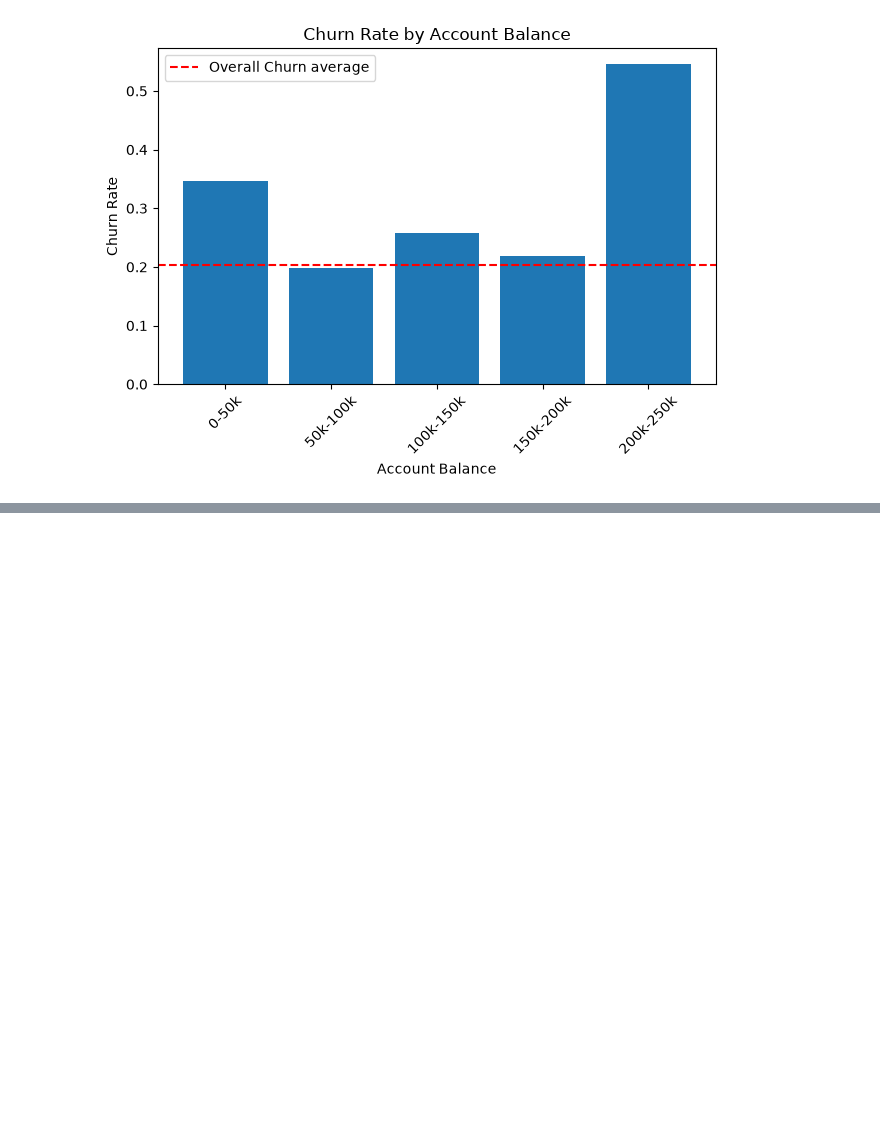
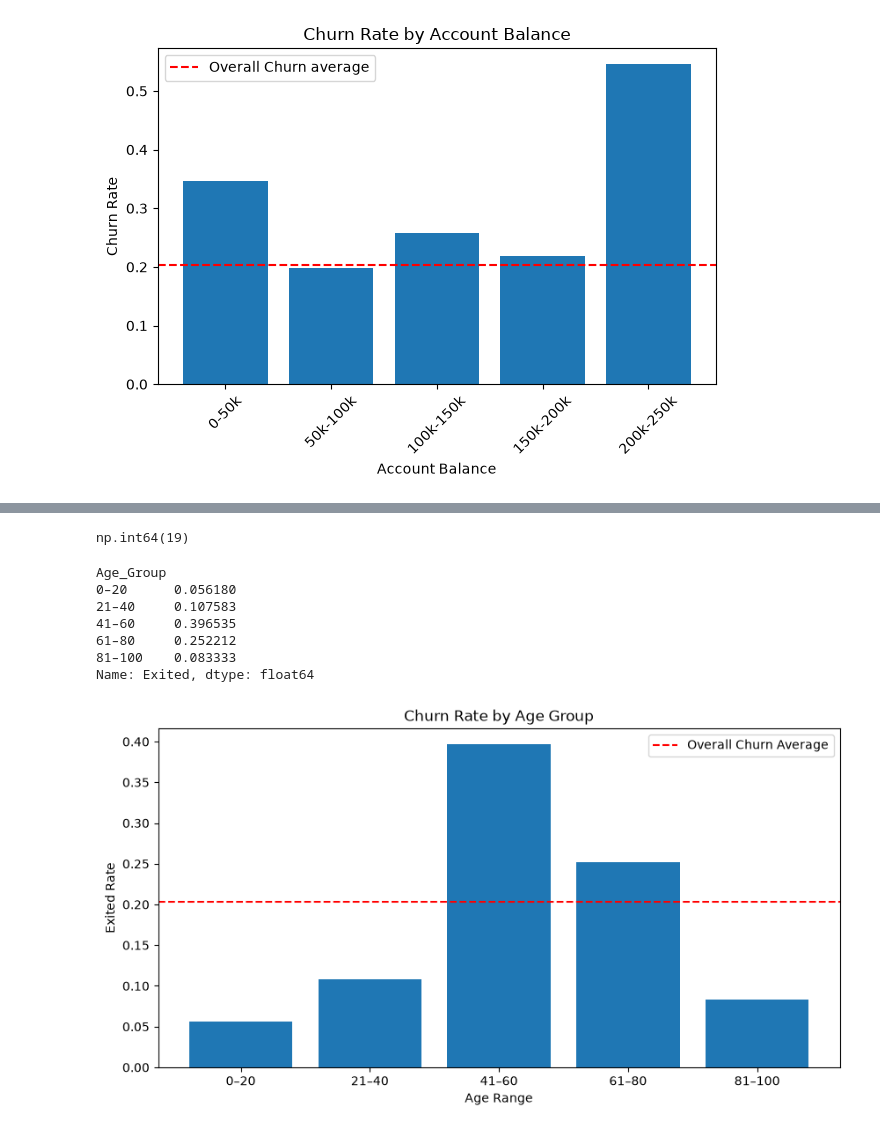
Before and after one commit to olaoluwacode/UD_Customer_Churn_Prediction, a Jupyter notebook: eda.ipynb, the cells around one changed output, grey strips where cells are left out. Saved outputs shown, nothing was run; the diff lists cells and outputs as text; code cells hidden in the pictures; blank space fills up the shorter version.

```diff
--- a/eda.ipynb
+++ b/eda.ipynb
@@ -392,0 +387,50 @@ plt.show()
+# %%
+((da["CreditScore"].between(0, 400)) & (da["Exited"] == 1)).sum()
+# %% [output]
+np.int64(19)
+# %%
+import pandas as pd
+import matplotlib.pyplot as plt
+
+# Compress CreditScore into ranges
+da["Age_Group"] = pd.cut(
+    da["Age"],
+    bins=[0, 20, 40, 60, 80, 100],
+    labels=["0–20", "21–40", "41–60",
+            "61–80", "81–100"]
+)
+
+# Calculate average churn rate for each range
+churn_rate = da.groupby(
+    "Age_Group", observed=False
+)["Exited"].mean()
+print(churn_rate)
+
+# Plot
+
+
+
+
+plt.figure(figsize=(10, 5))
+plt.bar(range(len(churn_rate)), churn_rate.values)
+plt.ylabel("Exited Rate")
+plt.xlabel("Age Range")
+plt.title("Churn Rate by Age Group")
+plt.xticks(range(len(churn_rate)), churn_rate.index, rotation=0)
+plt.axhline(
+    da["Exited"].mean(),
+    color="red",
+    linestyle="--",
+    label="Overall Churn Average"
+)
+plt.legend()
+plt.show()
+# %% [output]
+Age_Group
+0–20      0.056180
+21–40     0.107583
+41–60     0.396535
+61–80     0.252212
+81–100    0.083333
+Name: Exited, dtype: float64
+[figure, added]
```
Also changed, not shown: parts of 6 cells of this notebook.
